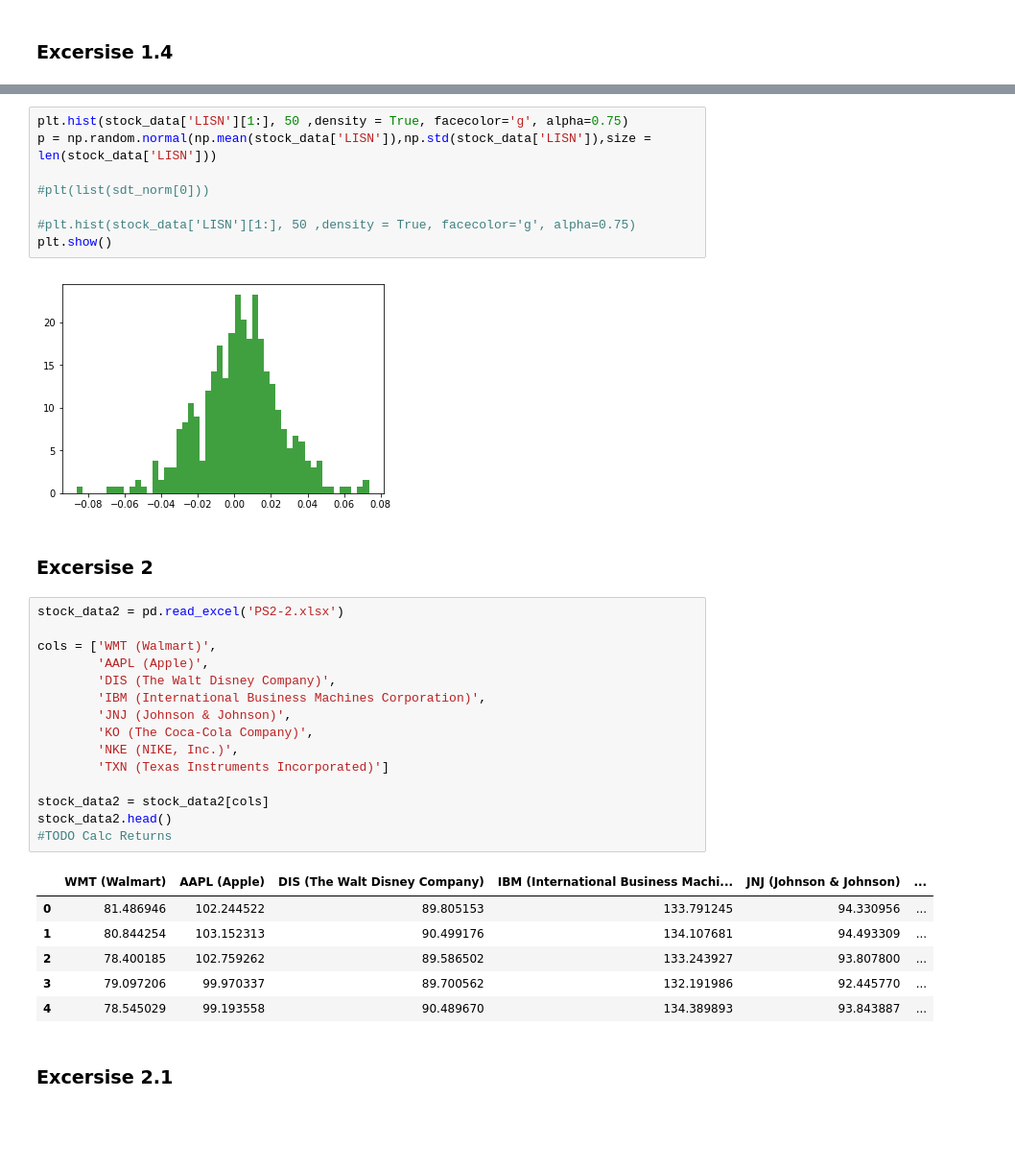
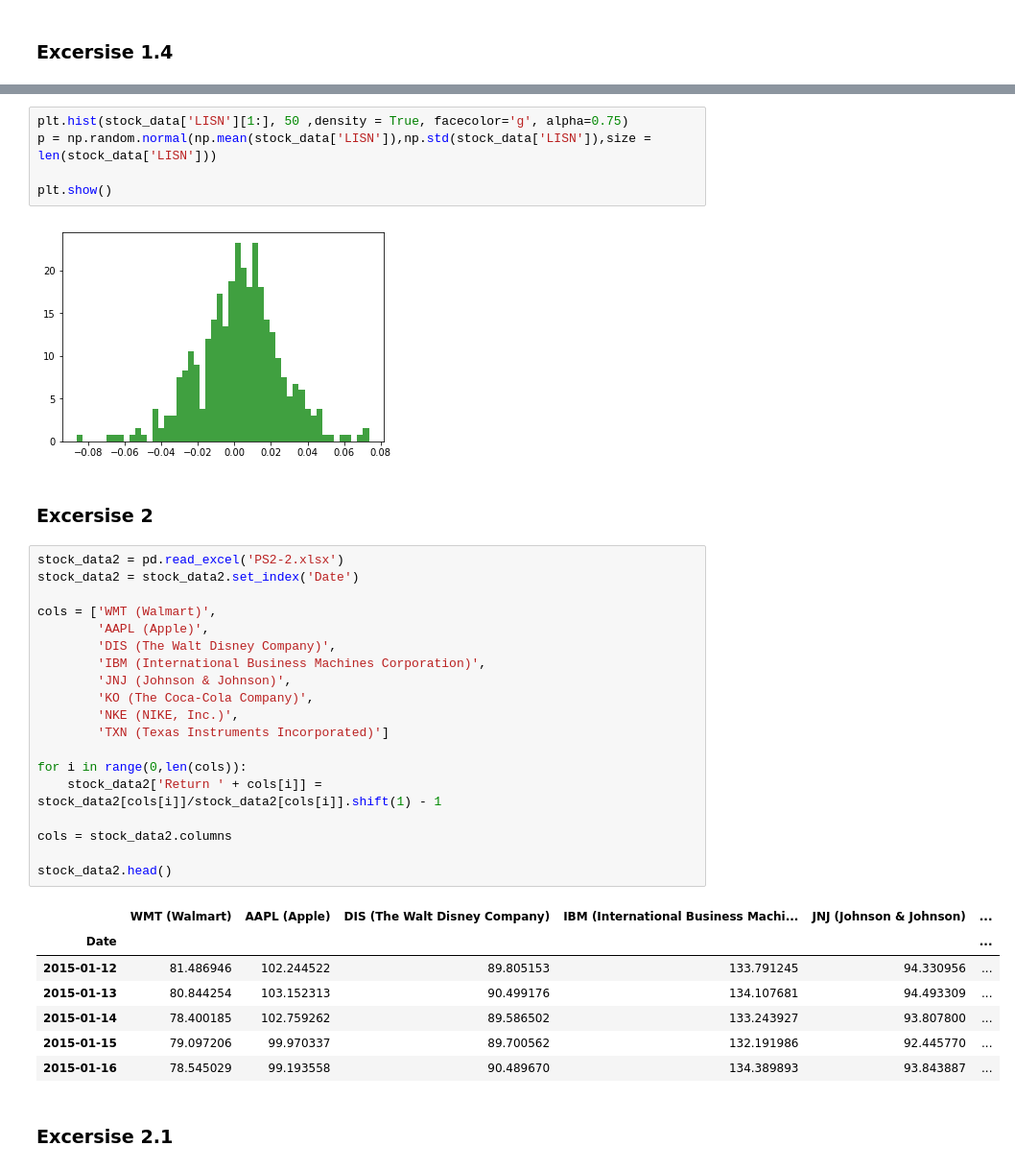
Before and after one commit to Luedman/Theory_of_Finance_Assignments, a Jupyter notebook: Assignment_2/Assignment2.ipynb, the cells around one changed output, grey strips where cells are left out. Shown at 96% size. Drawn from its saved outputs; the diff is of its cells as text; blank space fills up the shorter version.

```diff
--- a/Assignment_2/Assignment2.ipynb
+++ b/Assignment_2/Assignment2.ipynb
@@ -157,9 +157,6 @@ plt.show()
 plt.hist(stock_data['LISN'][1:], 50 ,density = True, facecolor='g', alpha=0.75)
 p = np.random.normal(np.mean(stock_data['LISN']),np.std(stock_data['LISN']),size = len(stock_data['LISN']))
 
-#plt(list(sdt_norm[0]))
-
-#plt.hist(stock_data['LISN'][1:], 50 ,density = True, facecolor='g', alpha=0.75)
 plt.show()
 # %% [output]
 [figure]
@@ -167,26 +164,31 @@ plt.show()
 ### Excersise 2
 # %%
 stock_data2 = pd.read_excel('PS2-2.xlsx')
+stock_data2 = stock_data2.set_index('Date')
 
 cols = ['WMT (Walmart)',
         'AAPL (Apple)',
         'DIS (The Walt Disney Company)',
         'IBM (International Business Machines Corporation)',
         'JNJ (Johnson & Johnson)',
         'KO (The Coca-Cola Company)',
         'NKE (NIKE, Inc.)',
         'TXN (Texas Instruments Incorporated)']
 
-stock_data2 = stock_data2[cols]
+for i in range(0,len(cols)):
+    stock_data2['Return ' + cols[i]] = stock_data2[cols[i]]/stock_data2[cols[i]].shift(1) - 1
+
+cols = stock_data2.columns
+
 stock_data2.head()
-#TODO Calc Returns
 # %% [output]
 |  | WMT (Walmart) | AAPL (Apple) | DIS (The Walt Disney Company) | IBM (International Business Machi... | JNJ (Johnson & Johnson) | ... |
-| 0 | 81.486946 | 102.244522 | 89.805153 | 133.791245 | 94.330956 | ... |
-| 1 | 80.844254 | 103.152313 | 90.499176 | 134.107681 | 94.493309 | ... |
-| 2 | 78.400185 | 102.759262 | 89.586502 | 133.243927 | 93.807800 | ... |
-| 3 | 79.097206 | 99.970337 | 89.700562 | 132.191986 | 92.445770 | ... |
-| 4 | 78.545029 | 99.193558 | 90.489670 | 134.389893 | 93.843887 | ... |
+| Date |  |  |  |  |  | ... |
+| 2015-01-12 | 81.486946 | 102.244522 | 89.805153 | 133.791245 | 94.330956 | ... |
+| 2015-01-13 | 80.844254 | 103.152313 | 90.499176 | 134.107681 | 94.493309 | ... |
+| 2015-01-14 | 78.400185 | 102.759262 | 89.586502 | 133.243927 | 93.807800 | ... |
+| 2015-01-15 | 79.097206 | 99.970337 | 89.700562 | 132.191986 | 92.445770 | ... |
+| 2015-01-16 | 78.545029 | 99.193558 | 90.489670 | 134.389893 | 93.843887 | ... |
 # %% [markdown]
 ### Excersise 2.1
 # %%
```
Also changed, not shown: parts of 4 cells of this notebook.
